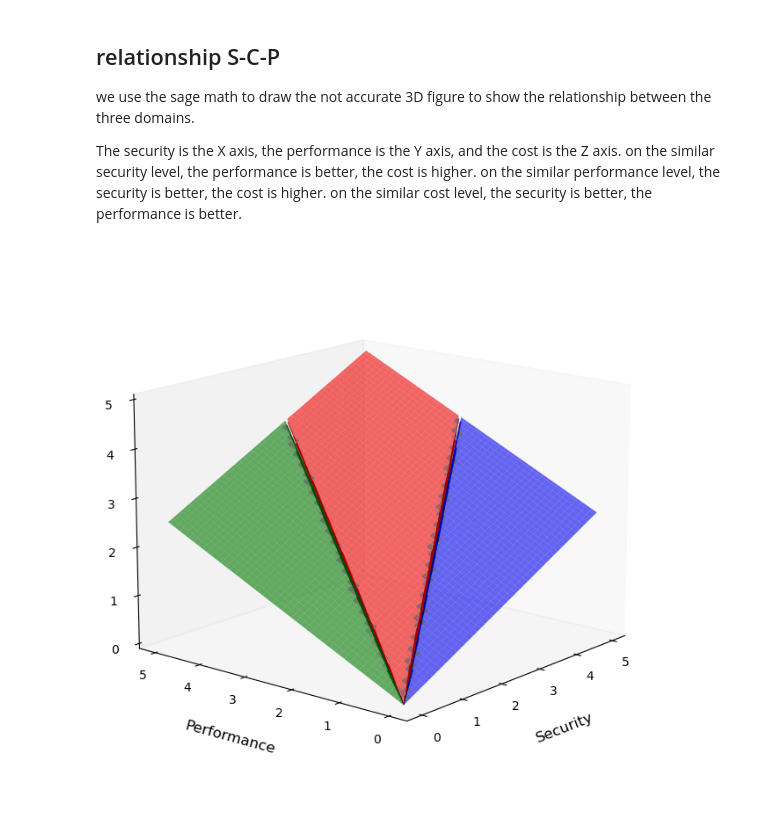
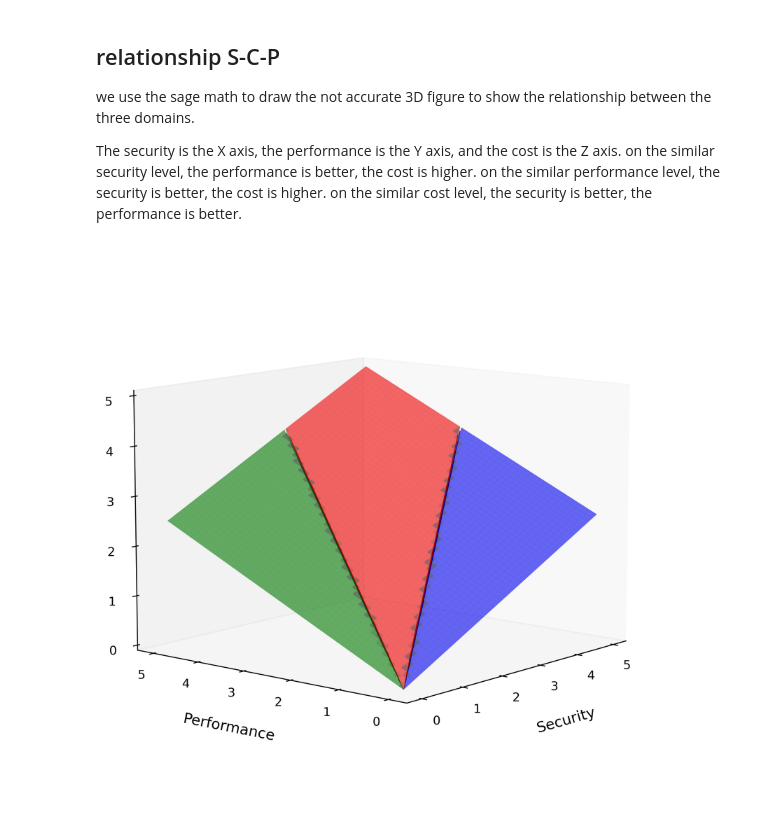
Before and after one commit to jiahaoxiang2000/ThirdPaper, a Jupyter notebook: background/motivation.ipynb, the cells around one changed output. Saved outputs shown, nothing was run; the diff lists cells and outputs as text; code cells hidden in the pictures.

```diff
--- a/background/motivation.ipynb
+++ b/background/motivation.ipynb
@@ -14,8 +14,8 @@ import matplotlib.pyplot as plt
 from mpl_toolkits.mplot3d import Axes3D
 
 # Create mesh grid
-x = np.linspace(0, 5, 100)
-y = np.linspace(0, 5, 100)
+x = np.linspace(0, 5, 200)
+y = np.linspace(0, 5, 200)
 X, Y = np.meshgrid(x, y)
 Z = 1/2*X + 1/2*Y
 
@@ -26,34 +26,40 @@ mask1 = Y <= X*ang30
 mask2 = (Y > X*ang30) & (Y <= X*ang60)
 mask3 = Y > X*ang60
 
 # Create figure
-fig = plt.figure(figsize=(10, 8))
+fig = plt.figure(figsize=(12, 8),dpi=300)
 ax = fig.add_subplot(111, projection='3d')
+
 
 
 # Plot surfaces for each region
 ax.plot_surface(X*mask1, Y*mask1, Z*mask1, color='blue', alpha=0.6)
 ax.plot_surface(X*mask2, Y*mask2, Z*mask2, color='red', alpha=0.6)
 ax.plot_surface(X*mask3, Y*mask3, Z*mask3, color='green', alpha=0.6)
 
 # Customize appearance with better label visibility
 ax.set_xlabel('Security', labelpad=15)
 ax.set_ylabel('Performance', labelpad=15)
-ax.set_zlabel('Cost', labelpad=15, rotation=90)
+ax.set_zlabel('Cost', labelpad=0, rotation=90)
 
 # Adjust label properties
 ax.xaxis.label.set_size(12)
 ax.yaxis.label.set_size(12)
 ax.zaxis.label.set_size(12)
 
 # Customize viewing angle
-ax.view_init(elev=15, azim=220)  # Changed angles for better visibility
+ax.view_init(elev=10, azim=220)  # Changed angles for better visibility
 ax.grid(False)
 
 # Optional: Set axis limits to focus view
 # ax.set_xlim(0, 5)
 # ax.set_ylim(0, 5)
 # ax.set_zlim(0, 5)
+
+plt.subplots_adjust(
+    left=0.1,    # 20% margin from left
+    right=0.9,   # 20% margin from right
+)
 plt.show()
 # %% [output]
-[figure, old version]
+[figure, new version]
```
Also changed, not shown: parts of 1 cell of this notebook, 1 other file.
